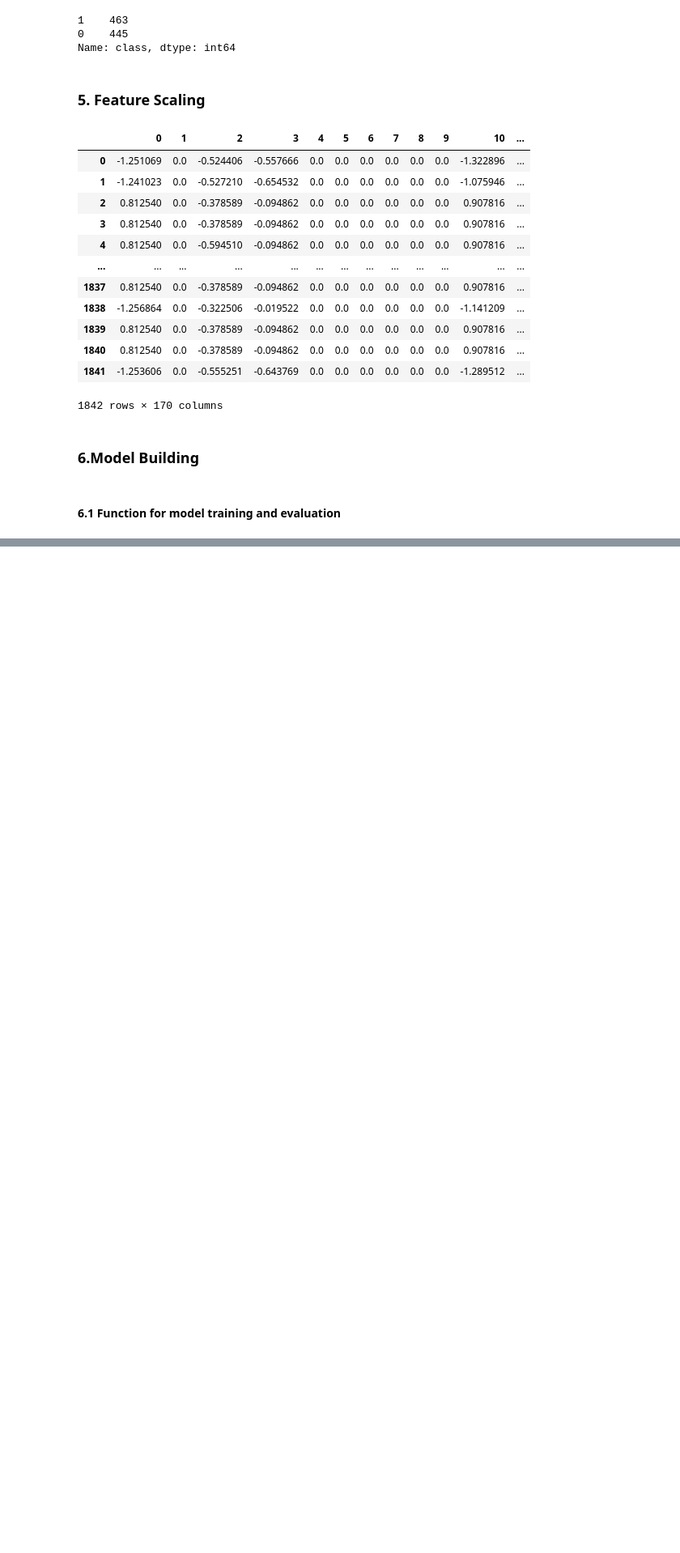
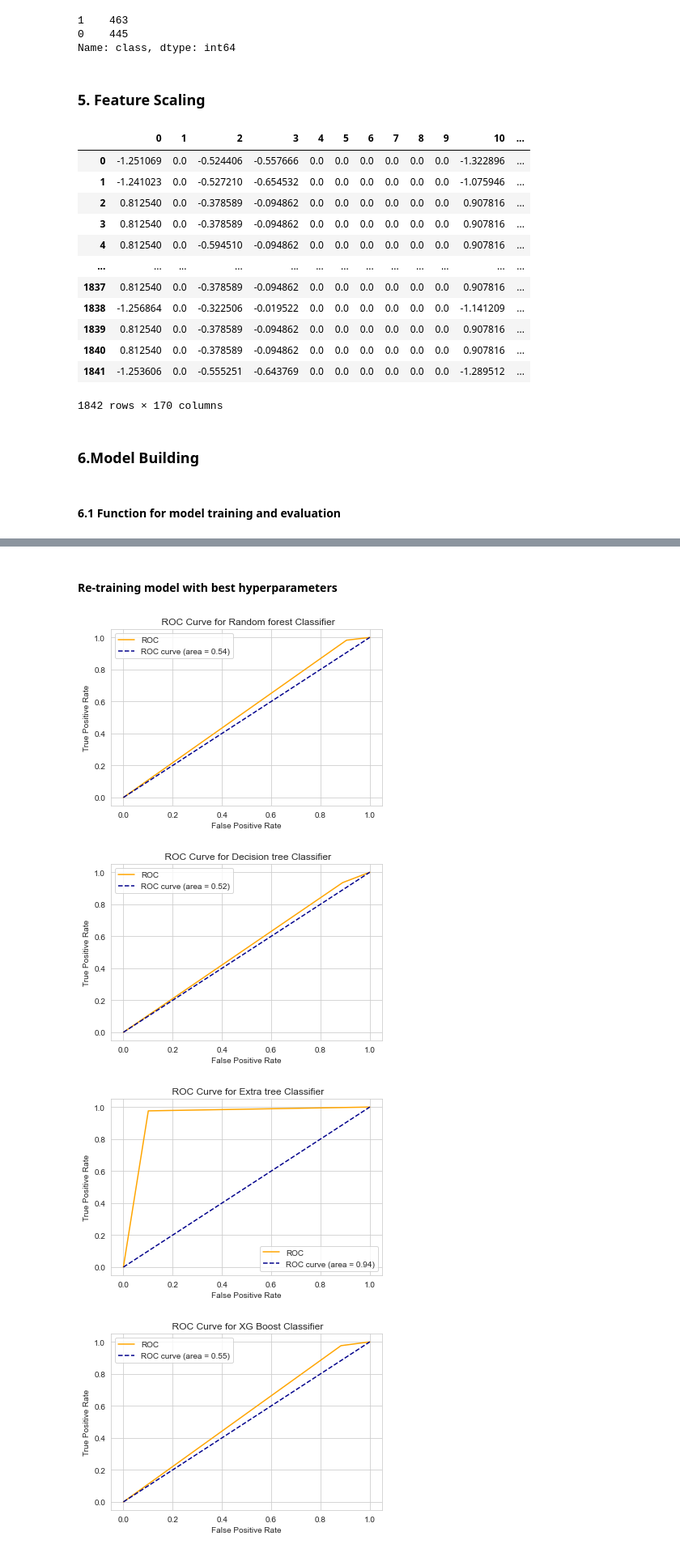
Before and after one commit to Preranapagar/ML_Projects, a Jupyter notebook: Project/Scania Truck Failure/scania_failure.ipynb, the cells around one changed output, grey strips where cells are left out. Shown at 81% size. Saved outputs shown, nothing was run; the diff lists cells and outputs as text; code cells hidden in the pictures; blank space fills up the shorter version.

```diff
--- a/Project/Scania Truck Failure/scania_failure.ipynb
+++ b/Project/Scania Truck Failure/scania_failure.ipynb
@@ -560,0 +619,5 @@ all_model
+# %%
+model = GradientBoostingClassifier()
+grid = GridSearchCV(estimator=model, param_grid=gbc_params, cv=2, verbose=2, n_jobs=-1)
+grid.fit(x_train,y_train)
+model_params['Gradient boost Classifier'] = grid.best_params_
@@ -560,0 +628,5 @@ all_model
+# %%
+model = XGBClassifier()
+grid = GridSearchCV(estimator=model, param_grid=xgbc_params, cv=2, verbose=2, n_jobs=-1)
+grid.fit(x_train, y_train)
+model_params['XG Boost Classifier'] = grid.best_params_
@@ -560,0 +651,3 @@ all_model
+# %%
+for i in model_params:
+    print(f"Best parameters for {i} are : {model_params[i]}")
@@ -560,0 +660,65 @@ all_model
+# %% [markdown]
+#### Re-training model with best hyperparameters
+# %%
+hype_models = {'Random forest Classifier': RandomForestClassifier(max_depth=None, min_samples_leaf=5,n_estimators=200),
+              'Decision tree Classifier' : DecisionTreeClassifier(criterion='entropy', max_depth=10, min_samples_leaf=10),
+              'Extra tree Classifier': ExtraTreesClassifier(max_depth=None, min_samples_leaf=5, n_estimators=100),
+              'XG Boost Classifier' : XGBClassifier(gamma=0.0, max_depth=2, min_child_weight=2),
+              'Gradient boost Classifier': GradientBoostingClassifier(criterion='mse', min_samples_split=20,
+                                                                      n_estimators=100)}
+# %%
+model_list2 = []
+#accuracy score
+train_acc_score_list2 = []
+test_acc_score_list2 = []
+
+#precision score
+train_prec_score_list2 = []
+test_prec_score_list2 = []
+
+#recall score
+train_recall_score_list2 = []
+test_recall_score_list2 = []
+
+#roc_auc score list
+train_rocauc_score_list2 = []
+test_rocauc_score_list2 = []
+
+for i in range(len(hype_models.keys())):
+    model = list(hype_models.values())[i]
+    model_name = list(hype_models.keys())[i]
+
+    y_train_pred , pred_val = model_trainer(model, x_train, y_train, x_test)
+
+    #model performance on training data
+    acc1, prec1, rec1, roc_auc1 = model_evaluator(y_train, y_train_pred)
+
+    #model performance on testing data
+    acc, prec, rec, roc_auc = model_evaluator(y_test, pred_val)
+
+    #append values to list
+    model_list2.append(model_name)
+    train_acc_score_list2.append(acc1)
+    test_acc_score_list2.append(acc)
+    train_prec_score_list2.append(prec1)
+    test_prec_score_list2.append(prec)
+    train_recall_score_list2.append(rec1)
+    test_recall_score_list2.append(rec)
+    train_rocauc_score_list2.append(roc_auc1)
+    train_rocauc_score_list2.append(roc_auc)
+
+    #plot roc_curve
+
+    fpr, tpr, thresholds = roc_curve(y_test, pred_val)
+    plt.plot(fpr, tpr, color='orange', label='ROC')
+    plt.plot([0,1],[0,1], color='darkblue', linestyle='--', label = 'ROC curve (area = %0.2f)'%roc_auc)
+    plt.xlabel('False Positive Rate')
+    plt.ylabel('True Positive Rate')
+    plt.title(" ROC Curve for {}".format(model_name))
+    plt.legend()
+    plt.show()
+# %% [output]
+[figure, added]
+[figure, added]
+[figure, added]
+[figure, added]
```
Also changed, not shown: parts of 20 cells of this notebook.
